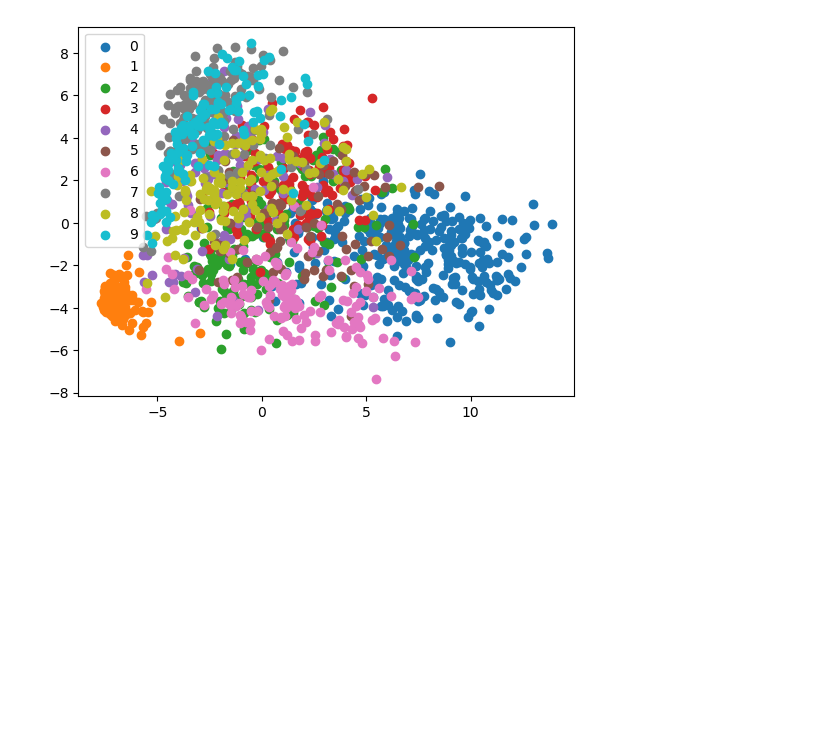
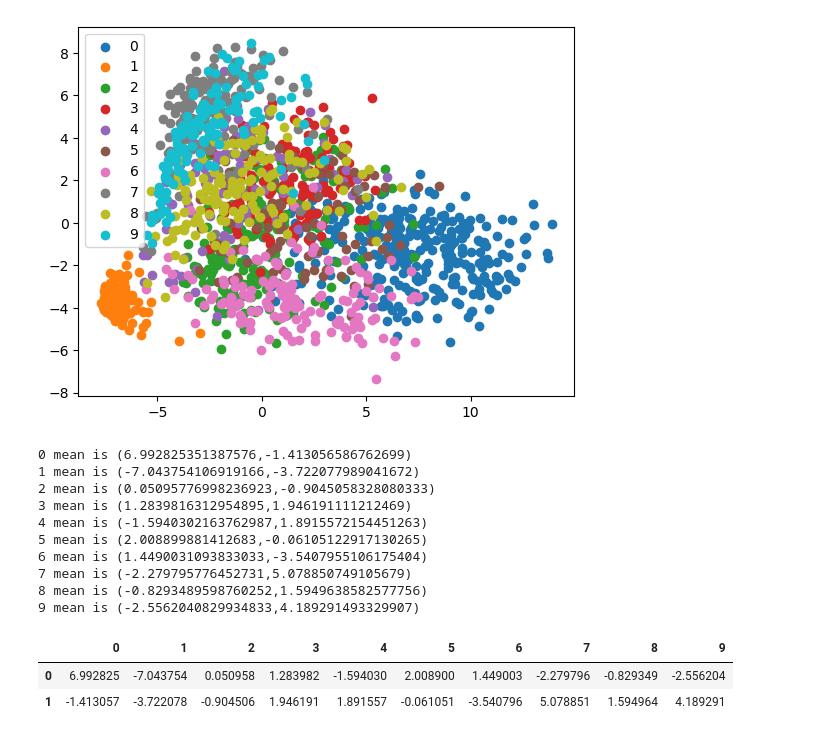
Before and after one commit to RianneAr/Deep_Learning_Ass1, a Jupyter notebook: data/FunnyExperiments.ipynb, the cells around one changed output. Cells and saved outputs as stored; diff of their text form; code cells hidden in the pictures; blank space fills up the shorter version.

```diff
--- a/data/FunnyExperiments.ipynb
+++ b/data/FunnyExperiments.ipynb
@@ -56,3 +54,29 @@ plt.legend()
 plt.show()
 # %% [output]
 [figure]
+# %%
+centrePoints = {}
+for i in range(0, 10):
+    datacloud = compressedData.loc[compressedData["Digits"] == i]
+    x = datacloud[0].mean(axis=0)
+    y = datacloud[1].mean(axis=0)
+    print(f"{i} mean is ({x},{y})")
+    centrePoints[i] = (x, y)
+
+
+df = pd.DataFrame(centrePoints)
+df
+# %% [output]
+0 mean is (6.992825351387576,-1.413056586762699)
+1 mean is (-7.043754106919166,-3.722077989041672)
+2 mean is (0.05095776998236923,-0.9045058328080333)
+3 mean is (1.2839816312954895,1.946191111212469)
+4 mean is (-1.5940302163762987,1.8915572154451263)
+5 mean is (2.008899881412683,-0.06105122917130265)
+6 mean is (1.4490031093833033,-3.5407955106175404)
+7 mean is (-2.279795776452731,5.078850749105679)
+8 mean is (-0.8293489598760252,1.5949638582577756)
+9 mean is (-2.5562040829934833,4.189291493329907)
+|  | 0 | 1 | 2 | 3 | 4 | 5 | 6 | 7 | 8 | 9 |
+| 0 | 6.992825 | -7.043754 | 0.050958 | 1.283982 | -1.594030 | 2.008900 | 1.449003 | -2.279796 | -0.829349 | -2.556204 |
+| 1 | -1.413057 | -3.722078 | -0.904506 | 1.946191 | 1.891557 | -0.061051 | -3.540796 | 5.078851 | 1.594964 | 4.189291 |
```
Also changed, not shown: parts of 2 cells of this notebook, 4 other files.
